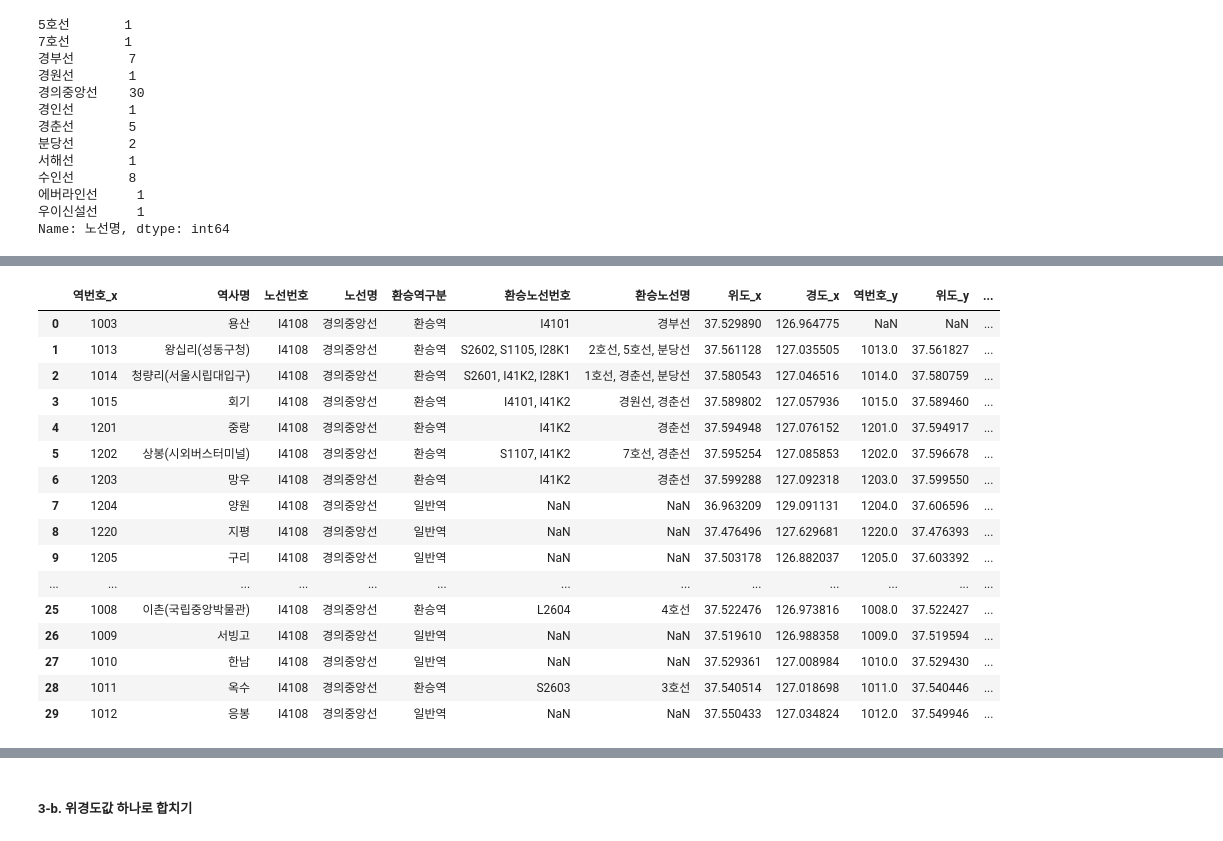
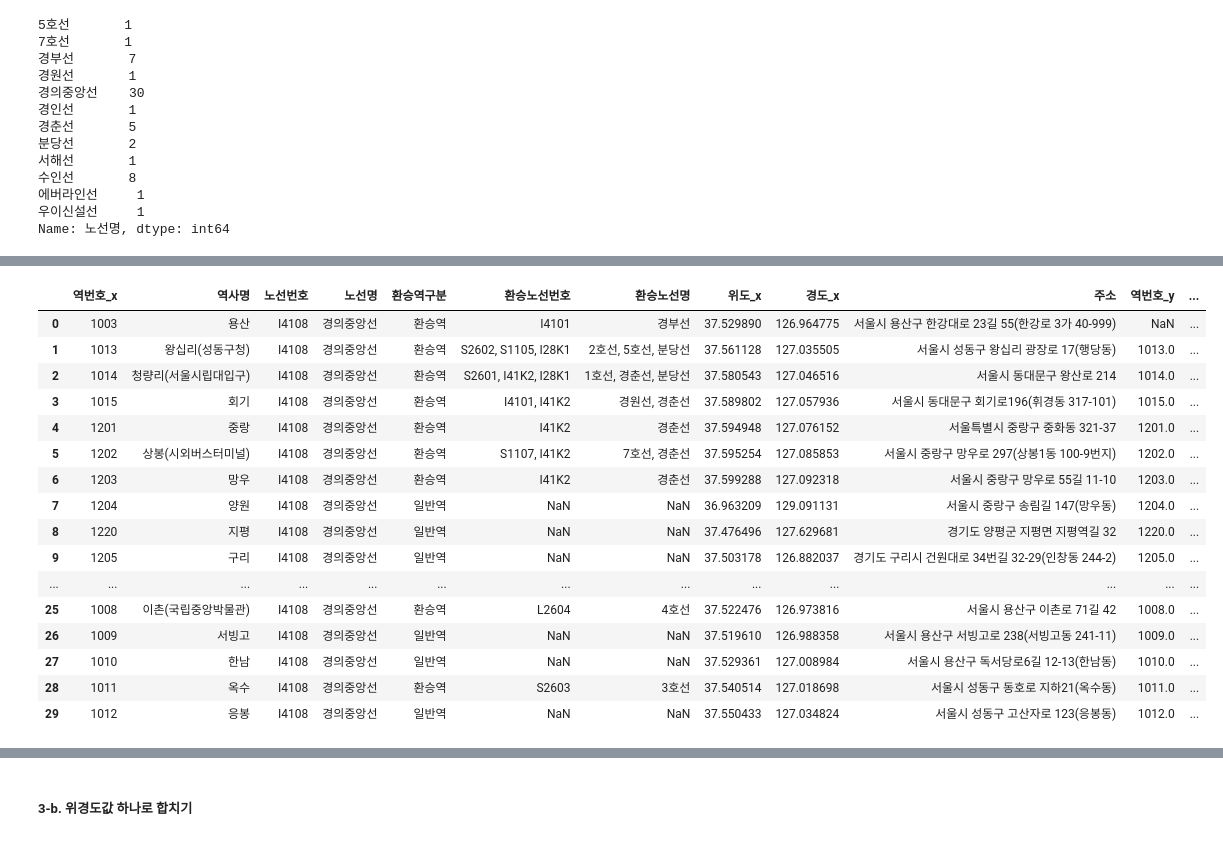
Before and after one commit to 23-1-CauCapstone-Team3/DataPreprocessing, a Jupyter notebook: train/station.ipynb, the cells around one changed output, grey strips where cells are left out. Drawn from its saved outputs; the diff is of its cells as text; code cells hidden in the pictures.

```diff
--- a/train/station.ipynb
+++ b/train/station.ipynb
@@ -516,7 +520,7 @@ station_result[(station_result['노선명'] == '경인선') & (
 
 # 역사명 합치기
 station_result.drop(786, inplace=True)
-station_result.iloc[620, [9, 10, 11]] = (
+station_result.iloc[620, [10, 11, 12]] = (
     1821.0, 37.492433, 126.824086)
 
 # 결과 확인
@@ -552,8 +556,10 @@ station_result[(station_result['노선명'] == '분당선') & (
 station_result[(station_result['노선명'] == '서해선') & (
     station_result['역번호_x'].isnull() | station_result['역번호_y'].isnull())]
 
-# 원곡역 존재하지 않음, 삭제
-station_result.drop(737, inplace=True)
+# 원곡역 -> 시우역으로 이름 변화함
+station_result.drop(768, inplace=True)
+station_result.iloc[766, [10, 11, 12]] = (
+    4814.0, 37.31321, 126.796261)
 
 station_result[(station_result['노선명'] == '서해선') & (
     station_result['역번호_x'].isnull() | station_result['역번호_y'].isnull())]
@@ -589,7 +594,7 @@ station_result[(station_result['노선명'] == '에버라인선') & (
 
 # 역사명 합치기
 station_result.drop(770, inplace=True)
-station_result.iloc[77, [9, 10, 11]] = (
+station_result.iloc[77, [10, 11, 12]] = (
     4501.0, 37.275449, 127.116665)
 
 # 결과 확인
@@ -608,7 +613,7 @@ station_result[(station_result['노선명'] == '우이신설선') & (
 
 # 역사명 합치기
 station_result.drop(769, inplace=True)
-station_result.iloc[116, [9, 10, 11]] = (
+station_result.iloc[116, [10, 11, 12]] = (
     4711.0, 37.592467, 127.016516)
 
 # 결과 확인
@@ -711,32 +723,32 @@ station_gyeong
 # %%
 # 경원선 + 중앙선 = 경의중앙선 으로 합치기
 station_temp = pd.concat([station_one, station_cau], axis = 0)
 
 # x 컬럼 제거
-station_temp = station_temp.drop(columns=['역번호_x', '노선번호', '환승역구분', '환승노선번호', '환승노선명', '위도_x', '경도_x'])
+station_temp = station_temp.drop(columns=['역번호_x', '노선번호', '환승역구분', '환승노선번호', '환승노선명', '주소', '위도_x', '경도_x'])
 
 # merge
 station_temp = pd.merge(station_gyeong, station_temp, on=['역사명', '노선명'], how='outer')
 
 station_temp
 # %% [output]
-|  | 역번호_x | 역사명 | 노선번호 | 노선명 | 환승역구분 | 환승노선번호 | 환승노선명 | 위도_x | 경도_x | 역번호_y | 위도_y | ... |
-| 0 | 1003 | 용산 | I4108 | 경의중앙선 | 환승역 | I4101 | 경부선 | 37.529890 | 126.964775 | NaN | NaN | ... |
-| 1 | 1013 | 왕십리(성동구청) | I4108 | 경의중앙선 | 환승역 | S2602, S1105, I28K1 | 2호선, 5호선, 분당선 | 37.561128 | 127.035505 | 1013.0 | 37.561827 | ... |
-| 2 | 1014 | 청량리(서울시립대입구) | I4108 | 경의중앙선 | 환승역 | S2601, I41K2, I28K1 | 1호선, 경춘선, 분당선 | 37.580543 | 127.046516 | 1014.0 | 37.580759 | ... |
-| 3 | 1015 | 회기 | I4108 | 경의중앙선 | 환승역 | I4101, I41K2 | 경원선, 경춘선 | 37.589802 | 127.057936 | 1015.0 | 37.589460 | ... |
-| 4 | 1201 | 중랑 | I4108 | 경의중앙선 | 환승역 | I41K2 | 경춘선 | 37.594948 | 127.076152 | 1201.0 | 37.594917 | ... |
-| 5 | 1202 | 상봉(시외버스터미널) | I4108 | 경의중앙선 | 환승역 | S1107, I41K2 | 7호선, 경춘선 | 37.595254 | 127.085853 | 1202.0 | 37.596678 | ... |
-| 6 | 1203 | 망우 | I4108 | 경의중앙선 | 환승역 | I41K2 | 경춘선 | 37.599288 | 127.092318 | 1203.0 | 37.599550 | ... |
-| 7 | 1204 | 양원 | I4108 | 경의중앙선 | 일반역 | NaN | NaN | 36.963209 | 129.091131 | 1204.0 | 37.606596 | ... |
-| 8 | 1220 | 지평 | I4108 | 경의중앙선 | 일반역 | NaN | NaN | 37.476496 | 127.629681 | 1220.0 | 37.476393 | ... |
-| 9 | 1205 | 구리 | I4108 | 경의중앙선 | 일반역 | NaN | NaN | 37.503178 | 126.882037 | 1205.0 | 37.603392 | ... |
+|  | 역번호_x | 역사명 | 노선번호 | 노선명 | 환승역구분 | 환승노선번호 | 환승노선명 | 위도_x | 경도_x | 주소 | 역번호_y | ... |
+| 0 | 1003 | 용산 | I4108 | 경의중앙선 | 환승역 | I4101 | 경부선 | 37.529890 | 126.964775 | 서울시 용산구 한강대로 23길 55(한강로 3가 40-999) | NaN | ... |
+| 1 | 1013 | 왕십리(성동구청) | I4108 | 경의중앙선 | 환승역 | S2602, S1105, I28K1 | 2호선, 5호선, 분당선 | 37.561128 | 127.035505 | 서울시 성동구 왕십리 광장로 17(행당동) | 1013.0 | ... |
+| 2 | 1014 | 청량리(서울시립대입구) | I4108 | 경의중앙선 | 환승역 | S2601, I41K2, I28K1 | 1호선, 경춘선, 분당선 | 37.580543 | 127.046516 | 서울시 동대문구 왕산로 214 | 1014.0 | ... |
+| 3 | 1015 | 회기 | I4108 | 경의중앙선 | 환승역 | I4101, I41K2 | 경원선, 경춘선 | 37.589802 | 127.057936 | 서울시 동대문구 회기로196(휘경동 317-101) | 1015.0 | ... |
+| 4 | 1201 | 중랑 | I4108 | 경의중앙선 | 환승역 | I41K2 | 경춘선 | 37.594948 | 127.076152 | 서울특별시 중랑구 중화동 321-37 | 1201.0 | ... |
+| 5 | 1202 | 상봉(시외버스터미널) | I4108 | 경의중앙선 | 환승역 | S1107, I41K2 | 7호선, 경춘선 | 37.595254 | 127.085853 | 서울시 중랑구 망우로 297(상봉1동 100-9번지) | 1202.0 | ... |
+| 6 | 1203 | 망우 | I4108 | 경의중앙선 | 환승역 | I41K2 | 경춘선 | 37.599288 | 127.092318 | 서울시 중랑구 망우로 55길 11-10 | 1203.0 | ... |
+| 7 | 1204 | 양원 | I4108 | 경의중앙선 | 일반역 | NaN | NaN | 36.963209 | 129.091131 | 서울시 중랑구 송림길 147(망우동) | 1204.0 | ... |
+| 8 | 1220 | 지평 | I4108 | 경의중앙선 | 일반역 | NaN | NaN | 37.476496 | 127.629681 | 경기도 양평군 지평면 지평역길 32 | 1220.0 | ... |
+| 9 | 1205 | 구리 | I4108 | 경의중앙선 | 일반역 | NaN | NaN | 37.503178 | 126.882037 | 경기도 구리시 건원대로 34번길 32-29(인창동 244-2) | 1205.0 | ... |
 | ... | ... | ... | ... | ... | ... | ... | ... | ... | ... | ... | ... | ... |
-| 25 | 1008 | 이촌(국립중앙박물관) | I4108 | 경의중앙선 | 환승역 | L2604 | 4호선 | 37.522476 | 126.973816 | 1008.0 | 37.522427 | ... |
-| 26 | 1009 | 서빙고 | I4108 | 경의중앙선 | 일반역 | NaN | NaN | 37.519610 | 126.988358 | 1009.0 | 37.519594 | ... |
-| 27 | 1010 | 한남 | I4108 | 경의중앙선 | 일반역 | NaN | NaN | 37.529361 | 127.008984 | 1010.0 | 37.529430 | ... |
-| 28 | 1011 | 옥수 | I4108 | 경의중앙선 | 환승역 | S2603 | 3호선 | 37.540514 | 127.018698 | 1011.0 | 37.540446 | ... |
-| 29 | 1012 | 응봉 | I4108 | 경의중앙선 | 일반역 | NaN | NaN | 37.550433 | 127.034824 | 1012.0 | 37.549946 | ... |
+| 25 | 1008 | 이촌(국립중앙박물관) | I4108 | 경의중앙선 | 환승역 | L2604 | 4호선 | 37.522476 | 126.973816 | 서울시 용산구 이촌로 71길 42 | 1008.0 | ... |
+| 26 | 1009 | 서빙고 | I4108 | 경의중앙선 | 일반역 | NaN | NaN | 37.519610 | 126.988358 | 서울시 용산구 서빙고로 238(서빙고동 241-11) | 1009.0 | ... |
+| 27 | 1010 | 한남 | I4108 | 경의중앙선 | 일반역 | NaN | NaN | 37.529361 | 127.008984 | 서울시 용산구 독서당로6길 12-13(한남동) | 1010.0 | ... |
+| 28 | 1011 | 옥수 | I4108 | 경의중앙선 | 환승역 | S2603 | 3호선 | 37.540514 | 127.018698 | 서울시 성동구 동호로 지하21(옥수동) | 1011.0 | ... |
+| 29 | 1012 | 응봉 | I4108 | 경의중앙선 | 일반역 | NaN | NaN | 37.550433 | 127.034824 | 서울시 성동구 고산자로 123(응봉동) | 1012.0 | ... |
 # %%
 # 기존 데이터에 추가, 기존에 있던 애들은 삭제
 station_result.drop(index=station_one.index, inplace=True)
```
Also changed, not shown: parts of 33 cells of this notebook, 1 other file.
